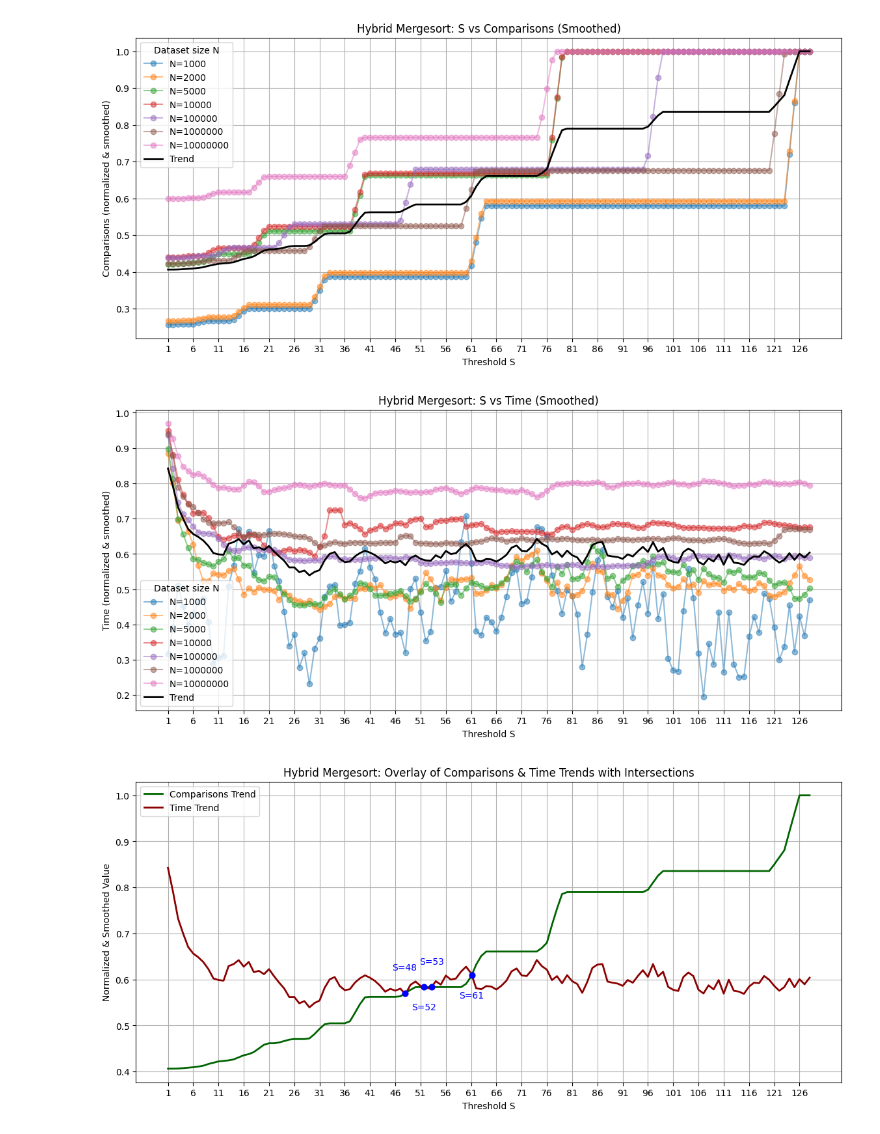
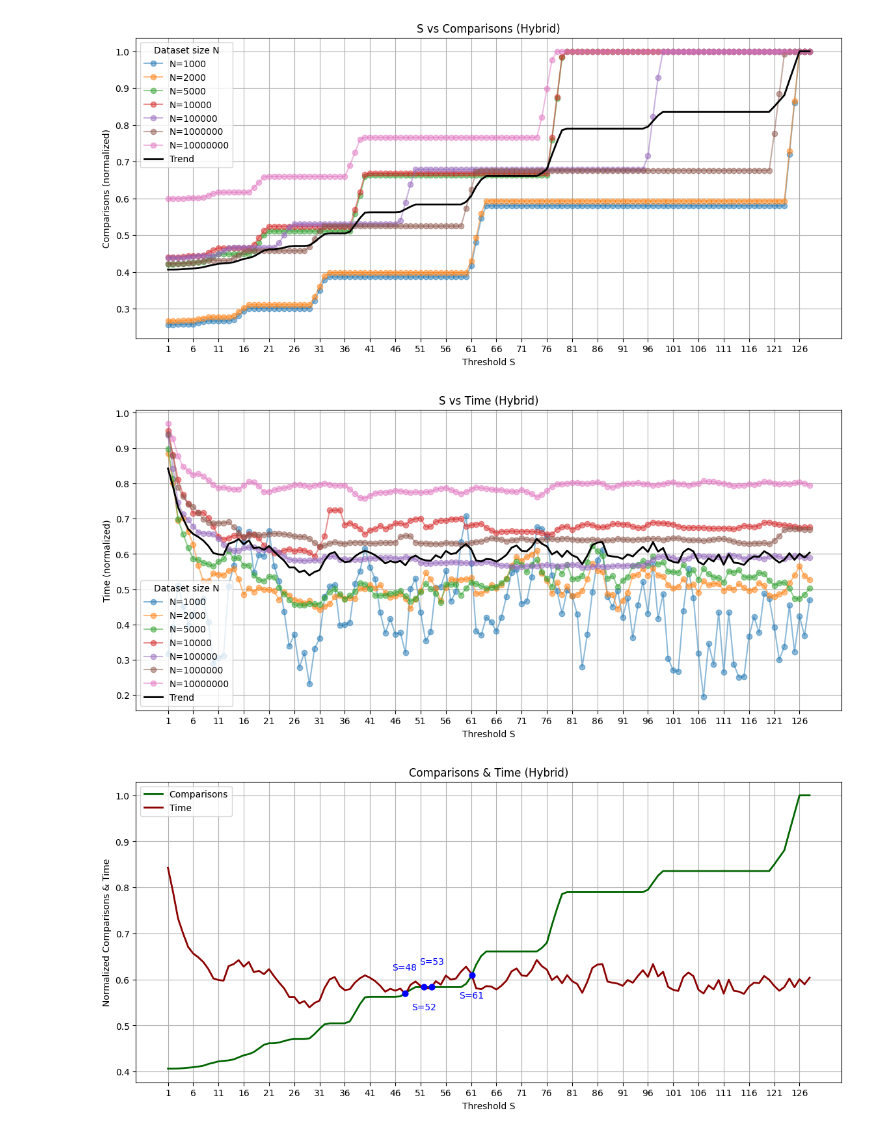
Before and after one commit to boyuan618/SC2001, a Jupyter notebook: Lab1/partiii plots.ipynb, the cells around one changed output. Saved outputs shown, nothing was run; the diff lists cells and outputs as text; code cells hidden in the pictures.

```diff
--- a/Lab1/partiii plots.ipynb
+++ b/Lab1/partiii plots.ipynb
@@ -33,8 +33,8 @@ comp_trend = np.mean(comp_trends, axis=0)
 plt.plot(Ss, comp_trend, color='black', linewidth=2, label='Trend')
 
 plt.xlabel('Threshold S')
-plt.ylabel('Comparisons (normalized & smoothed)')
-plt.title('Hybrid Mergesort: S vs Comparisons (Smoothed)')
+plt.ylabel('Comparisons (normalized)')
+plt.title('S vs Comparisons (Hybrid)')
 plt.xticks(Ss[::5])
 plt.legend(title='Dataset size N')
 plt.grid(True)
@@ -53,8 +53,8 @@ time_trend = np.mean(time_trends, axis=0)
 plt.plot(Ss, time_trend, color='black', linewidth=2, label='Trend')
 
 plt.xlabel('Threshold S')
-plt.ylabel('Time (normalized & smoothed)')
-plt.title('Hybrid Mergesort: S vs Time (Smoothed)')
+plt.ylabel('Time (normalized)')
+plt.title('S vs Time (Hybrid)')
 plt.xticks(Ss[::5])
 plt.legend(title='Dataset size N')
 plt.grid(True)
@@ -67,8 +67,8 @@ plt.show()
 plt.figure(figsize=(14,6))
 
 # Plot trends
-plt.plot(Ss, comp_trend, color='darkgreen', linewidth=2, label='Comparisons Trend')
-plt.plot(Ss, time_trend, color='darkred', linewidth=2, label='Time Trend')
+plt.plot(Ss, comp_trend, color='darkgreen', linewidth=2, label='Comparisons')
+plt.plot(Ss, time_trend, color='darkred', linewidth=2, label='Time')
 
 # Find intersections
 diff = comp_trend - time_trend
@@ -79,35 +79,35 @@ filtered_indices = []
 for idx in sign_changes:
     if len(filtered_indices) == 0 or idx - filtered_indices[-1] > 1:
         filtered_indices.append(idx)
 
 # Plot intersection points and annotate
 label_offsets = [0.05, -0.05]  # alternate label offsets
 dot_size = 40  # smaller dots
 
 for i, idx in enumerate(filtered_indices):
     x0, x1 = Ss[idx], Ss[idx+1]
     y0_c, y1_c = comp_trend[idx], comp_trend[idx+1]
     y0_t, y1_t = time_trend[idx], time_trend[idx+1]
 
     # Linear interpolation to approximate intersection
     slope_c = (y1_c - y0_c)/(x1 - x0)
     slope_t = (y1_t - y0_t)/(x1 - x0)
     S_intersect = x0 + (y0_t - y0_c)/(slope_c - slope_t)
     y_intersect = y0_c + slope_c*(S_intersect - x0)
 
     plt.scatter(S_intersect, y_intersect, color='blue', s=dot_size, zorder=5)
     offset = label_offsets[i % len(label_offsets)]
     plt.text(S_intersect, y_intersect + offset, f'S={S_intersect:.0f}', ha='center', color='blue')
 
 # Axis labels, title, ticks
 plt.xlabel('Threshold S')
-plt.ylabel('Normalized & Smoothed Value')
-plt.title('Hybrid Mergesort: Overlay of Comparisons & Time Trends with Intersections')
+plt.ylabel('Normalized Comparisons & Time')
+plt.title('Comparisons & Time (Hybrid)')
 plt.xticks(Ss[::5])  # every 5th S
 plt.grid(True)
 plt.legend()
 plt.show()
 # %% [output]
-[figure, old version]
+[figure, new version]
-[figure, old version]
+[figure, new version]
-[figure, old version]
+[figure, new version]
```
Also changed, not shown: 3 other files.
